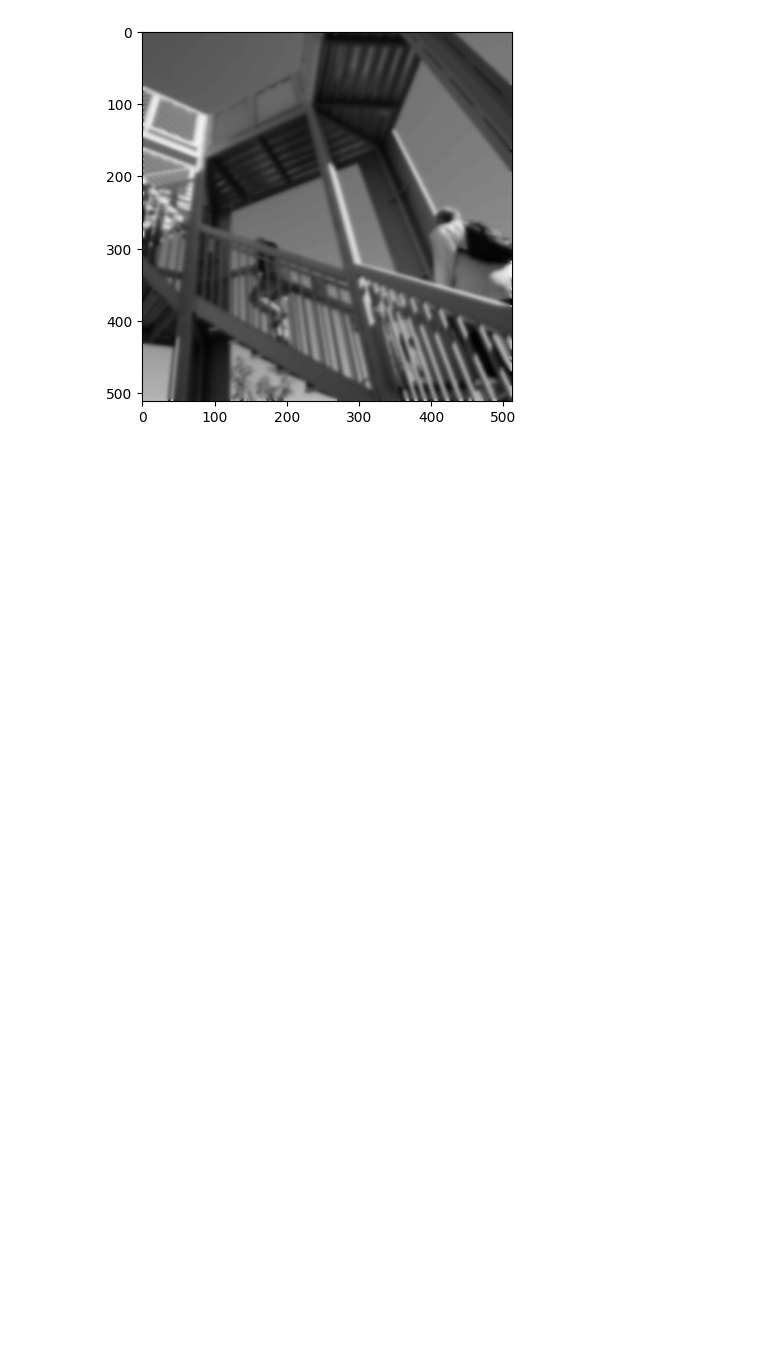
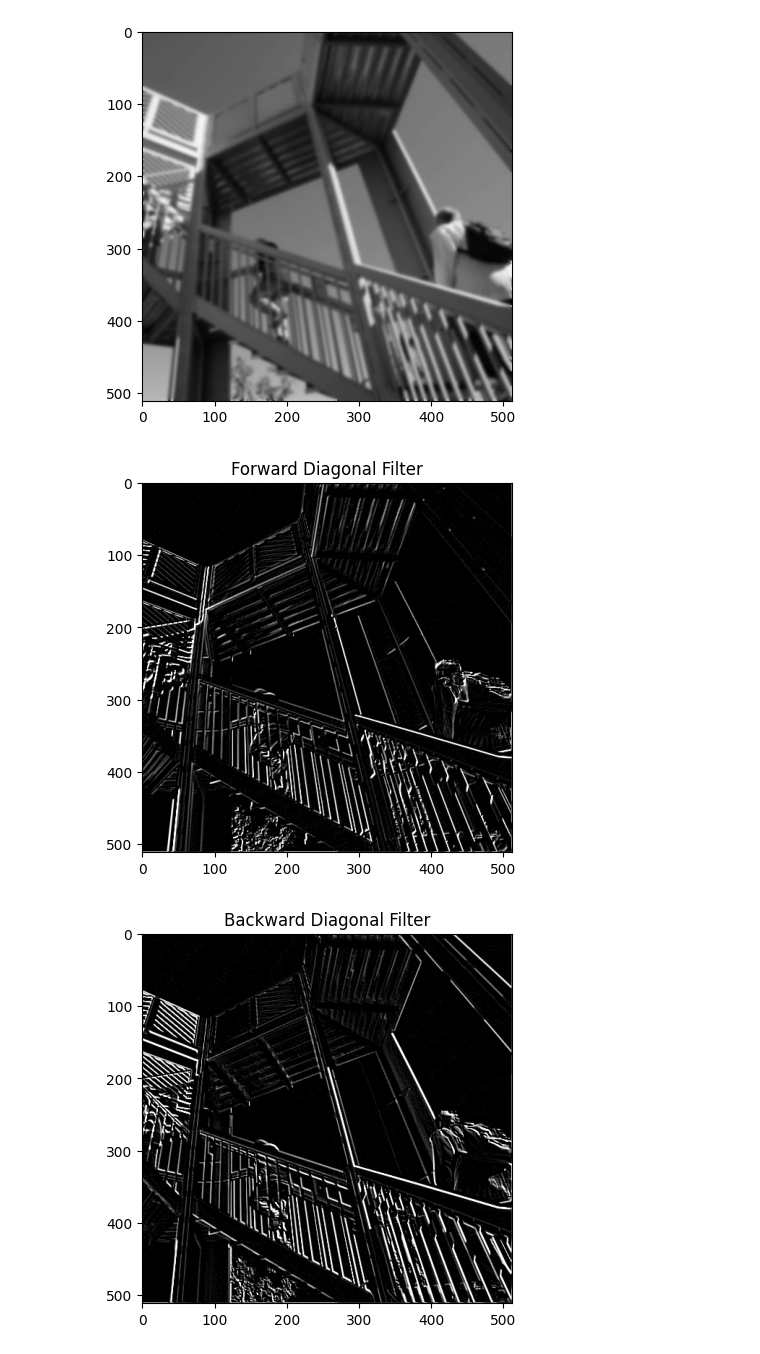
Before and after one commit to mihir1125/google-developer-pathways, a Jupyter notebook: Program neural networks with TensorFlow/cnn.ipynb, the cells around one changed output. Cells and saved outputs as stored; diff of their text form; code cells hidden in the pictures; blank space fills up the shorter version.

```diff
--- a/Program neural networks with TensorFlow/cnn.ipynb
+++ b/Program neural networks with TensorFlow/cnn.ipynb
@@ -76,3 +80,28 @@ plt.imshow(image)
 plt.show()
 # %% [output]
 [figure]
+# %%
+# Forward Diagonal Filter
+forward_diagonal_filter = np.array([
+    [ 2,  1,  0],
+    [ 1,  0, -1],
+    [ 0, -1, -2],
+])
+
+backward_diagonal_filter = np.array([
+    [ 0,  1,  2],
+    [-1,  0, 1],
+    [-2, -1,  0],
+])
+
+image = apply_filter(np.copy(i), forward_diagonal_filter, STRIDE = 1)
+plt.imshow(image)
+plt.title("Forward Diagonal Filter")
+plt.show()
+image = apply_filter(np.copy(i), backward_diagonal_filter, STRIDE = 1)
+plt.imshow(image)
+plt.title("Backward Diagonal Filter")
+plt.show()
+# %% [output]
+[figure, added]
+[figure, added]
```
Also changed, not shown: parts of 3 cells of this notebook.
